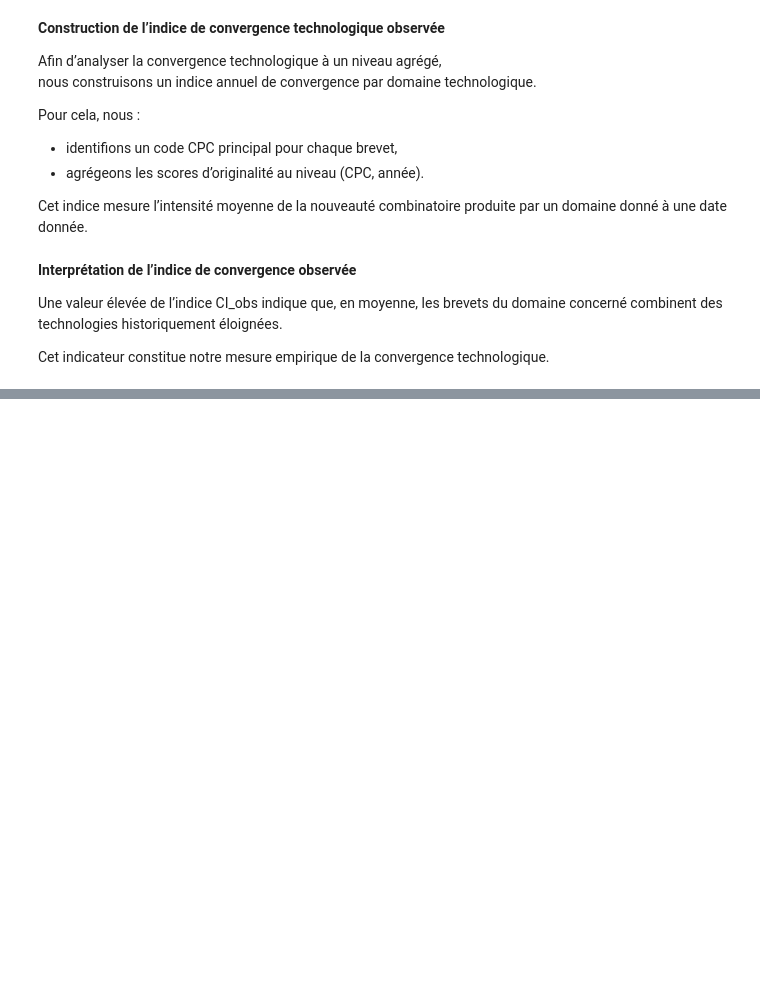
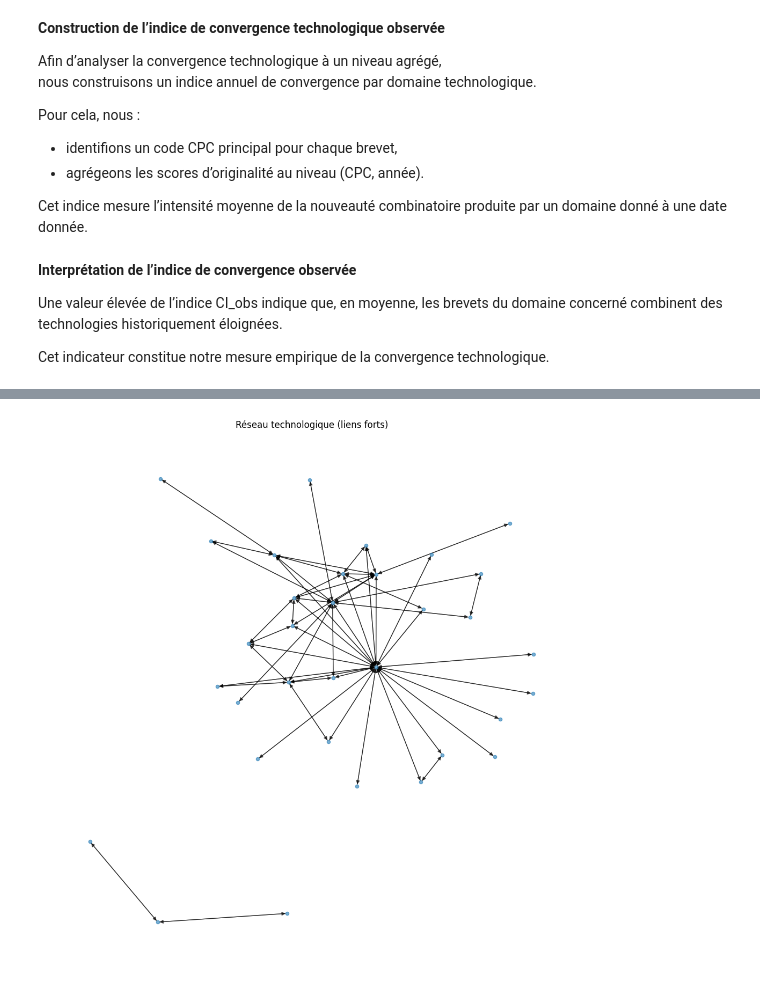
Before and after one commit to quentinbenchetrit/Stat-App, a Jupyter notebook: adaptation_article_acemoglu.ipynb, the cells around one changed output, grey strips where cells are left out. Drawn from its saved outputs; the diff is of its cells as text; code cells hidden in the pictures; blank space fills up the shorter version.

```diff
--- a/adaptation_article_acemoglu.ipynb
+++ b/adaptation_article_acemoglu.ipynb
@@ -216,0 +365,21 @@ Cet indicateur constitue notre mesure empirique de la convergence technologique.
+# %%
+import networkx as nx
+
+# On garde les liens les plus significatifs
+edges = cooc_df[cooc_df["count"] > cooc_df["count"].quantile(0.99)]
+
+G = nx.from_pandas_edgelist(
+    edges,
+    source="cpc_i",
+    target="cpc_j",
+    edge_attr="count",
+    create_using=nx.DiGraph()
+)
+
+plt.figure(figsize=(10, 10))
+pos = nx.spring_layout(G, k=0.5)
+nx.draw(G, pos, node_size=20, alpha=0.6)
+plt.title("Réseau technologique (liens forts)")
+plt.show()
+# %% [output]
+[figure, added]
```
Also changed, not shown: parts of 14 cells of this notebook.
